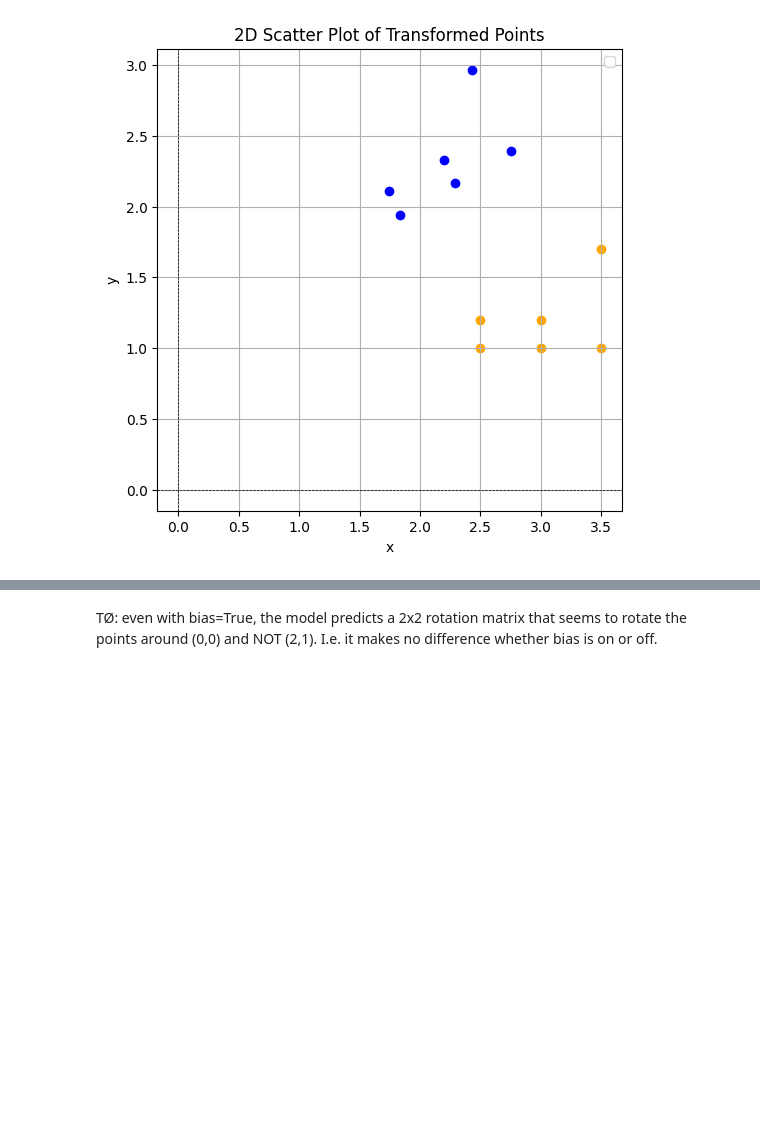
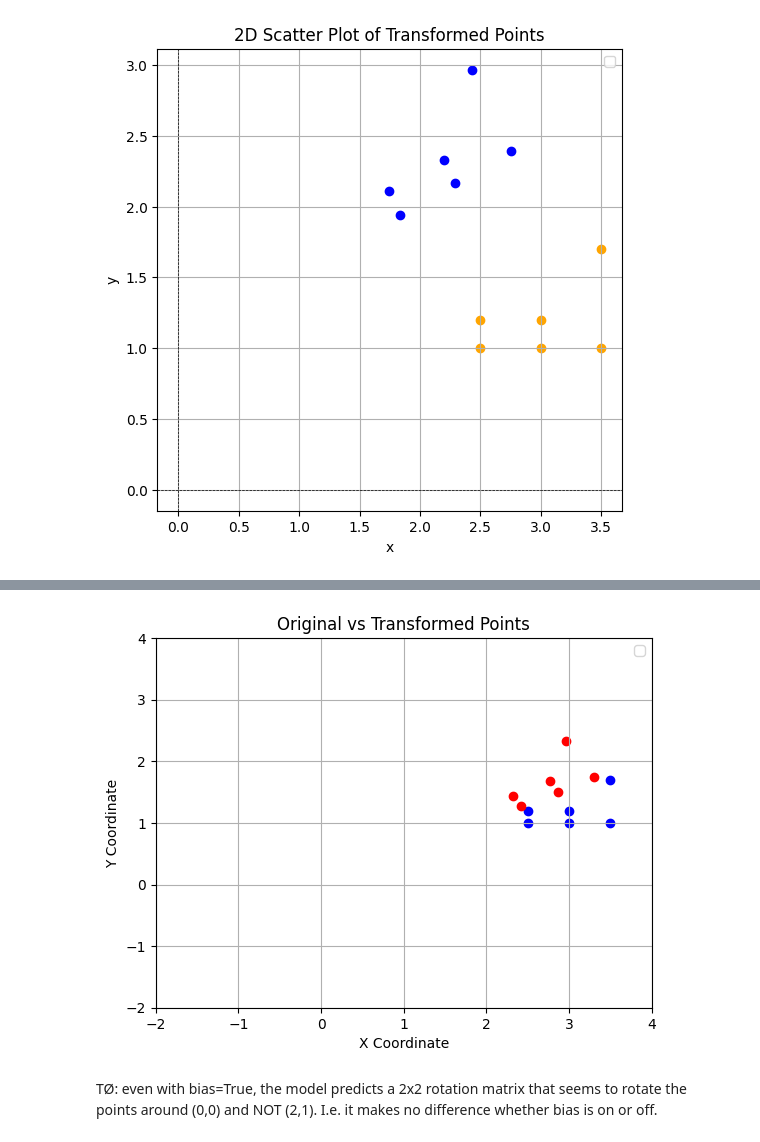
Before and after one commit to Justusperthes/Comphy, a Jupyter notebook: w9/neural_nets.ipynb, the cells around one changed output, grey strips where cells are left out. Cells and saved outputs as stored; diff of their text form; code cells hidden in the pictures; blank space fills up the shorter version.

```diff
--- a/w9/neural_nets.ipynb
+++ b/w9/neural_nets.ipynb
@@ -1635,2 +1818,30 @@ model_tensor = model.layer.weight.data
+# %%
+# Apply the trained model to the input points
+transformed_points = model(input_points).detach().numpy()  # Get the transformed points as numpy array for plotting
+input_points_np = input_points.numpy()  # Convert the input points to numpy array
+
+# Separate x and y coordinates for both original and transformed points
+input_x, input_y = input_points_np[:, 0], input_points_np[:, 1]
+transformed_x, transformed_y = transformed_points[:, 0], transformed_points[:, 1]
+
+# Plot the original input points
+plt.scatter(input_x, input_y, color='blue')
+
+# Plot the transformed points
+plt.scatter(transformed_x, transformed_y, color='red')
+
+# Labeling the plot
+plt.xlabel('X Coordinate')
+plt.ylabel('Y Coordinate')
+plt.title('Original vs Transformed Points')
+plt.xlim(-2,4)
+plt.ylim(-2,4)
+plt.legend()
+plt.grid(True)
+
+# Show the plot
+plt.show()
+# %% [output]
+[figure, added]
 # %% [markdown]
 TØ: even with bias=True, the model predicts a 2x2 rotation matrix that seems to rotate the points around (0,0) and NOT (2,1). I.e. it makes no difference whether bias is on or off.
```
Also changed, not shown: parts of 4 cells of this notebook, 1 other file.
